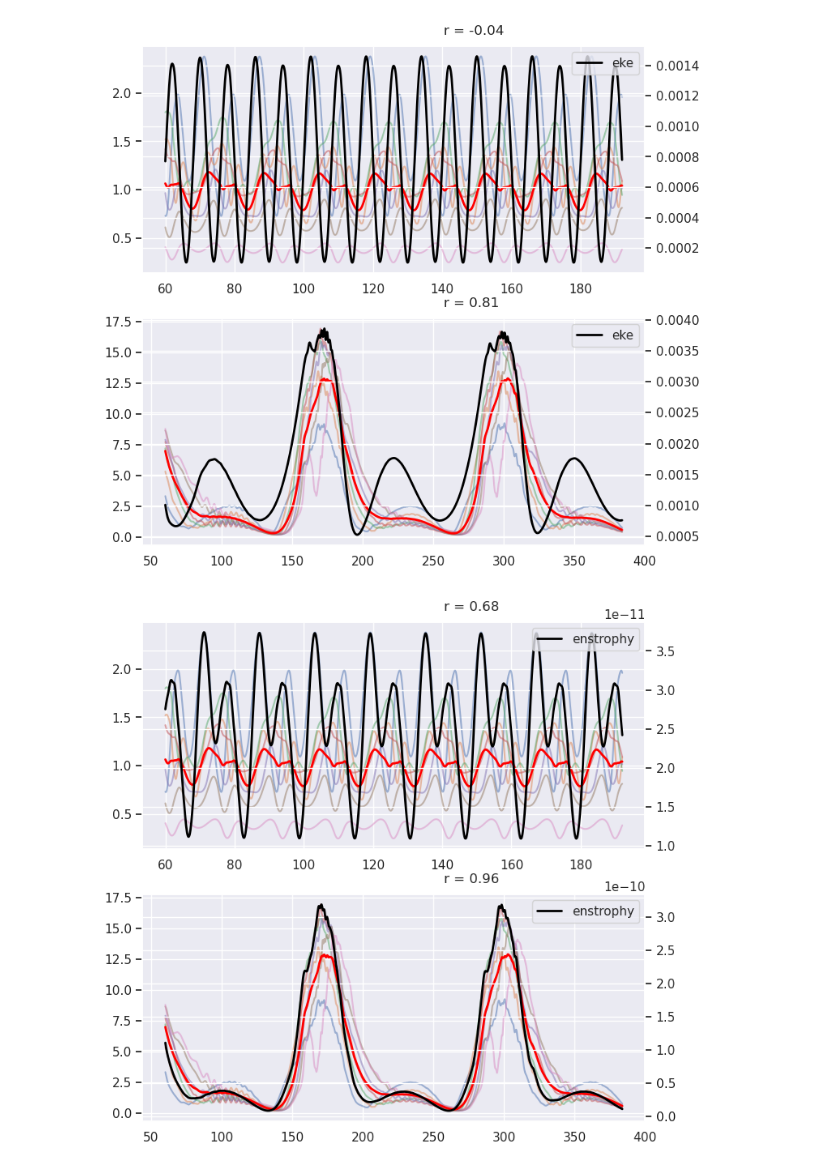
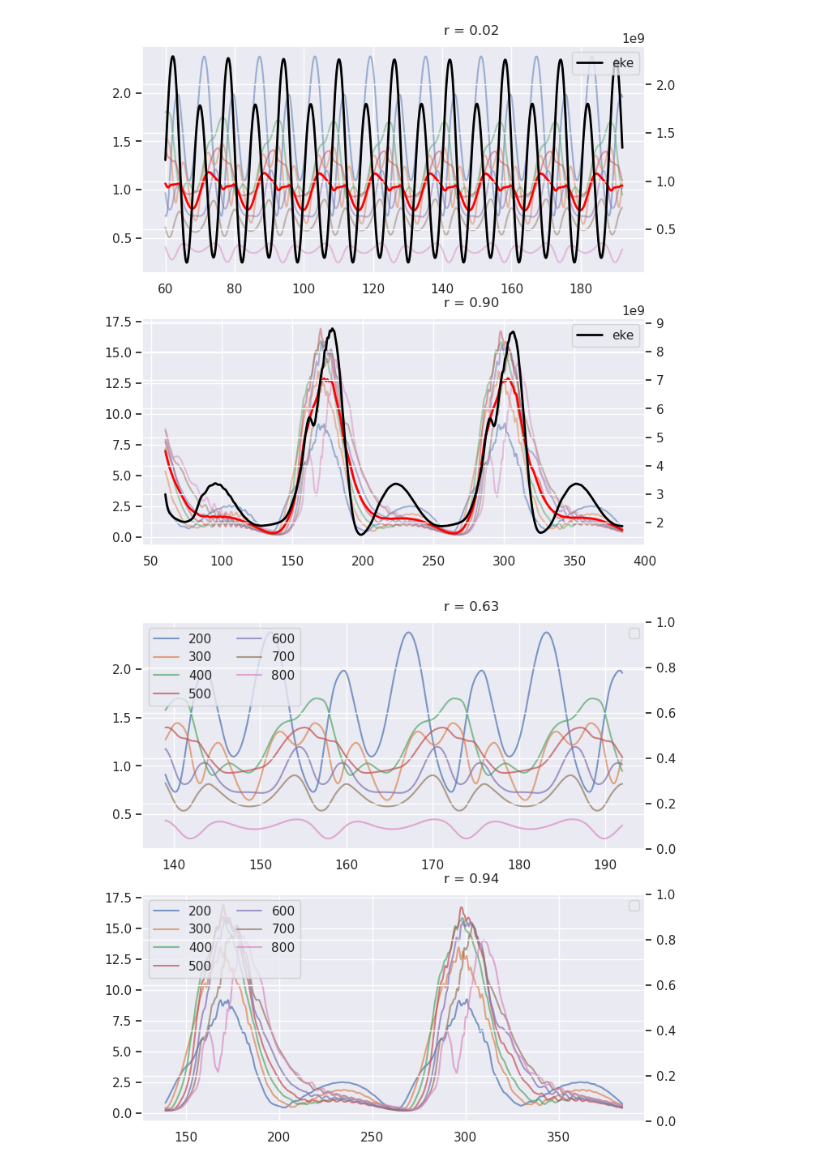
Before and after one commit to alpsjur/temporal-topo-flow, a Jupyter notebook: slope/code/measure_eddy_activity.ipynb, the cells around one changed output. Saved outputs shown, nothing was run; the diff lists cells and outputs as text; code cells hidden in the pictures.

```diff
--- a/slope/code/measure_eddy_activity.ipynb
+++ b/slope/code/measure_eddy_activity.ipynb
@@ -51,7 +138,10 @@ axt = ax.twinx()
 
 configs = ["slope-003", "slope-006"]
 for config in configs:
-    EKE = calc_eke(config)
+    ds = xr.open_dataset(f"/itf-fi-ml/home/alsjur/temporal-topo-flow/slope/output/{config}.nc").squeeze()
+    params = load_config(f"/itf-fi-ml/home/alsjur/temporal-topo-flow/slope/configs/{config}.json", default_params)
+
+    EKE = calc_eke(ds, params)
     t_days = EKE.time / np.timedelta64(1, 'D')
     ax.plot(t_days, EKE, label=config)
 
@@ -64,7 +154,10 @@ fig, ax = plt.subplots()
 
 configs = ["slope-003", "slope-006"]
 for config in configs:
-    enstrophy = calc_enstrophy(config)
+    ds = xr.open_dataset(f"/itf-fi-ml/home/alsjur/temporal-topo-flow/slope/output/{config}.nc").squeeze()
+    params = load_config(f"/itf-fi-ml/home/alsjur/temporal-topo-flow/slope/configs/{config}.json", default_params)
+
+    enstrophy = calc_enstrophy(ds, params)
     t_days = enstrophy.time / np.timedelta64(1, 'D')
 
     ax.plot(t_days, enstrophy, label=config)
@@ -77,7 +170,10 @@ ax.legend()
 fig, axes = plt.subplots(nrows=len(configs), figsize=(8,8))
 
 for config, ax in zip(configs, axes):
-    eke = calc_eke(config)
+    ds = xr.open_dataset(f"/itf-fi-ml/home/alsjur/temporal-topo-flow/slope/output/{config}.nc").squeeze()
+    params = load_config(f"/itf-fi-ml/home/alsjur/temporal-topo-flow/slope/configs/{config}.json", default_params)
+
+    eke = calc_eke(ds, params)
     t_days = eke.time / np.timedelta64(1, 'D')
     axt = ax.twinx()
 
@@ -104,40 +200,43 @@ for config, ax in zip(configs, axes):
     r = np.corrcoef(eke, vsum)[0,1]
     ax.text(0.6, 1.05, f"r = {r:.2f}", transform=ax.transAxes)
 # %% [output]
-[figure, old version]
+[figure, new version]
 # %%
 fig, axes = plt.subplots(nrows=len(configs), figsize=(8,8))
 
 for config, ax in zip(configs, axes):
-    enstrophy = calc_enstrophy(config)
+    ds = xr.open_dataset(f"/itf-fi-ml/home/alsjur/temporal-topo-flow/slope/output/{config}.nc").squeeze()
+    params = load_config(f"/itf-fi-ml/home/alsjur/temporal-topo-flow/slope/configs/{config}.json", default_params)
+
+    enstrophy = calc_enstrophy(ds, params, tstart=(75+64)*8)
     t_days = enstrophy.time / np.timedelta64(1, 'D')
     axt = ax.twinx()
 
-    axt.plot(t_days, enstrophy, color="black",label="enstrophy", lw=2)
+    #axt.plot(t_days, enstrophy, color="black",label="enstrophy", lw=1)
 
 
     vsum = np.zeros_like(enstrophy)
     depths = [200,300, 400, 500, 600, 700, 800]
     #depths = [500]
     for depth in depths:
-        vcont = calc_vorticity_contribution(config, depth=depth)
+        vcont = calc_vorticity_contribution(config, depth=depth, tstart=(75+64)*8)
         vsum += vcont.values
         ax.plot(vcont.time, vcont,
                  label=depth,
-                 alpha = 0.5
+                 alpha = 0.7
                  #color="darkorange"
                  )
 
     vsum /= len(depths)
-    ax.plot(t_days, vsum, lw=2, color="red")
+    #ax.plot(t_days, vsum, lw=1, color="red")
 
-    #ax.legend(loc="upper left", ncols=2)
+    ax.legend(loc="upper left", ncols=2)
     axt.legend(loc="upper right")
 
     r = np.corrcoef(enstrophy, vsum)[0,1]
     ax.text(0.6, 1.05, f"r = {r:.2f}", transform=ax.transAxes)
 # %% [output]
-[figure, old version]
+[figure, new version]
 # %%
 fig, axes = plt.subplots(ncols=len(configs))
 
```
Also changed, not shown: parts of 7 cells of this notebook, 8 other files.
